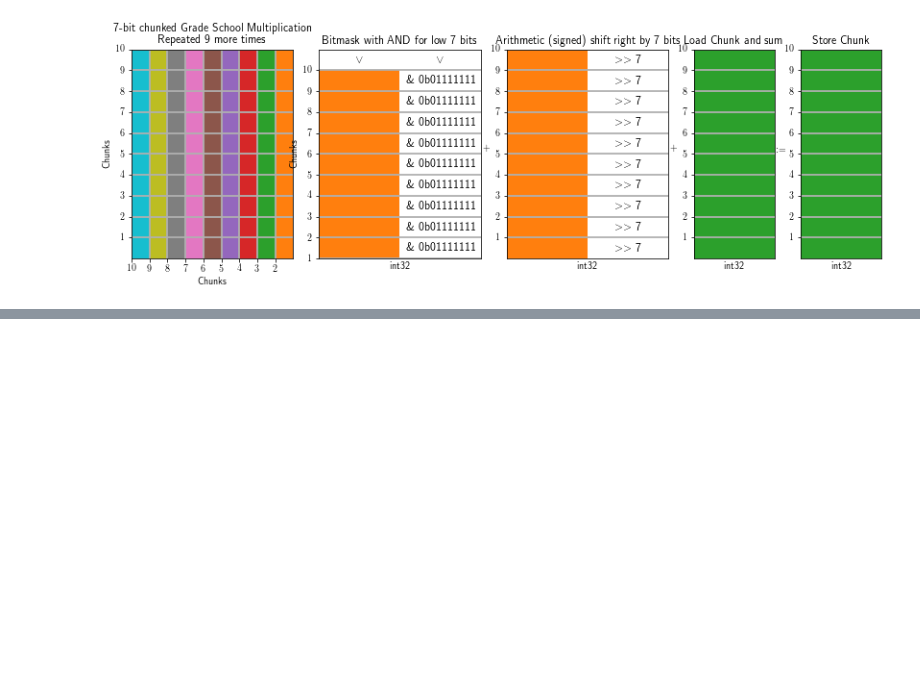
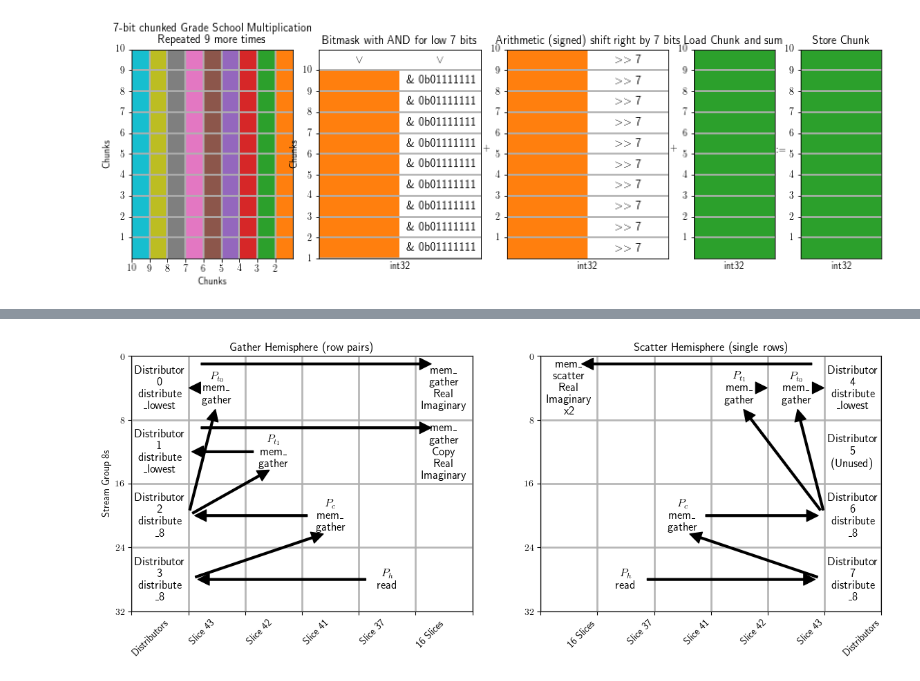
Before and after one commit to GregoryMorse/maxeler, a Jupyter notebook: LoopHafnian/Groq Chip Vector Matrix Multiplication Demo.ipynb, the cells around one changed output, grey strips where cells are left out. Drawn from its saved outputs; the diff is of its cells as text; code cells hidden in the pictures; blank space fills up the shorter version.

```diff
--- a/LoopHafnian/Groq Chip Vector Matrix Multiplication Demo.ipynb
+++ b/LoopHafnian/Groq Chip Vector Matrix Multiplication Demo.ipynb
@@ -627,0 +711,55 @@ fig.show()
+# %%
+import matplotlib.pyplot as plt
+plt.rcParams['text.usetex'] = True
+plt.rcParams['pgf.texsystem'] = 'pdflatex'
+fig, axs = plt.subplots(1, 2, gridspec_kw={'width_ratios': [1, 1]})
+fig.set_figwidth(14)
+ax = axs[0]
+ax.set_xlim(0, 6)
+ax.set_ylim(32, 0)
+ax.set_xticks(range(0, 6+1, 1))
+ax.set_yticks(range(0, 32+1, 8))
+ax.set_xticklabels(["Distributors", "Slice 43", "Slice 42", "Slice 41", "Slice 37", "16 Slices", ""], rotation=45, ha="left")
+ax.set_ylabel("Stream Group 8s")
+ax.grid(which='major', alpha=0.9, linewidth=2)
+ax.set_title("Gather Hemisphere (row pairs)")
+dops = ["distribute\n_lowest", "distribute\n_lowest", "distribute\n_8", "distribute\n_8"]
+for i in range(4):
+    ax.text(0.5, 4+8*i, "Distributor\n" + str(i) + "\n" + dops[i], size=12, ha="center", va="center")
+ax.annotate("$P_{t_0}$\nmem_\ngather", xy=(1, 4), xytext=(1.5, 4), size=12, ha="center", va="center", arrowprops=dict(width=2, facecolor='black', shrink=0.05))
+ax.annotate("$P_{t_1}$\nmem_\ngather", xy=(1, 12), xytext=(2.5, 12), size=12, ha="center", va="center", arrowprops=dict(width=2, facecolor='black', shrink=0.05))
+ax.annotate("$P_c$\nmem_\ngather", xy=(1, 20), xytext=(3.5, 20), size=12, ha="center", va="center", arrowprops=dict(width=2, facecolor='black', shrink=0.05))
+ax.annotate("", xy=(1.5, 6), xytext=(1, 20), arrowprops=dict(width=2, facecolor='black', shrink=0.05))
+ax.annotate("", xy=(2.5, 14), xytext=(1, 20), arrowprops=dict(width=2, facecolor='black', shrink=0.05))
+ax.annotate("$P_h$\nread", xy=(1, 28), xytext=(4.5, 28), size=12, ha="center", va="center", arrowprops=dict(width=2, facecolor='black', shrink=0.05))
+ax.annotate("", xy=(3.5, 22), xytext=(1, 28), arrowprops=dict(width=2, facecolor='black', shrink=0.05))
+ax.annotate("", xy=(5.5, 1), xytext=(1, 1), size=12, ha="center", va="center", arrowprops=dict(width=2, facecolor='black', shrink=0.05))
+ax.annotate("", xy=(5.5, 9), xytext=(1, 9), size=12, ha="center", va="center", arrowprops=dict(width=2, facecolor='black', shrink=0.05))
+ax.text(5.5, 4, "mem_\ngather\nReal\nImaginary", size=12, ha="center", va="center")
+ax.text(5.5, 12, "mem_\ngather\nCopy\nReal\nImaginary", size=12, ha="center", va="center")
+
+ax = axs[1]
+ax.set_xlim(0, 6)
+ax.set_ylim(32, 0)
+ax.set_xticks(range(0, 6+1, 1))
+ax.set_yticks(range(0, 32+1, 8))
+ax.set_xticklabels(["", "16 Slices", "Slice 37", "Slice 41", "Slice 42", "Slice 43", "Distributors"], rotation=45, ha="right")
+ax.grid(which='major', alpha=0.9, linewidth=2)
+ax.set_title("Scatter Hemisphere (single rows)")
+dops = ["distribute\n_lowest", "(Unused)", "distribute\n_8", "distribute\n_8"]
+for i in range(4):
+    ax.text(5.5, 4+8*i, "Distributor\n" + str(4+i) + "\n" + dops[i], size=12, ha="center", va="center")
+ax.annotate("$P_{t_0}$\nmem_\ngather", xy=(5, 4), xytext=(4.5, 4), size=12, ha="center", va="center", arrowprops=dict(width=2, facecolor='black', shrink=0.05))
+ax.annotate("$P_{t_1}$\nmem_\ngather", xy=(4, 4), xytext=(3.5, 4), size=12, ha="center", va="center", arrowprops=dict(width=2, facecolor='black', shrink=0.05))
+ax.annotate("$P_c$\nmem_\ngather", xy=(5, 20), xytext=(2.5, 20), size=12, ha="center", va="center", arrowprops=dict(width=2, facecolor='black', shrink=0.05))
+ax.annotate("", xy=(4.5, 6), xytext=(5, 20), arrowprops=dict(width=2, facecolor='black', shrink=0.05))
+ax.annotate("", xy=(3.5, 6), xytext=(5, 20), arrowprops=dict(width=2, facecolor='black', shrink=0.05))
+ax.annotate("$P_h$\nread", xy=(5, 28), xytext=(1.5, 28), size=12, ha="center", va="center", arrowprops=dict(width=2, facecolor='black', shrink=0.05))
+ax.annotate("", xy=(2.5, 22), xytext=(5, 28), arrowprops=dict(width=2, facecolor='black', shrink=0.05))
+ax.annotate("", xy=(0.5, 1), xytext=(5, 1), size=12, ha="center", va="center", arrowprops=dict(width=2, facecolor='black', shrink=0.05))
+ax.text(0.5, 4, "mem_\nscatter\nReal\nImaginary\nx2", size=12, ha="center", va="center")
+
+fig.savefig("distributegatherscatter.svg")
+fig.show()
+# %% [output]
+[figure, added]
```
Also changed, not shown: parts of 5 cells of this notebook.
